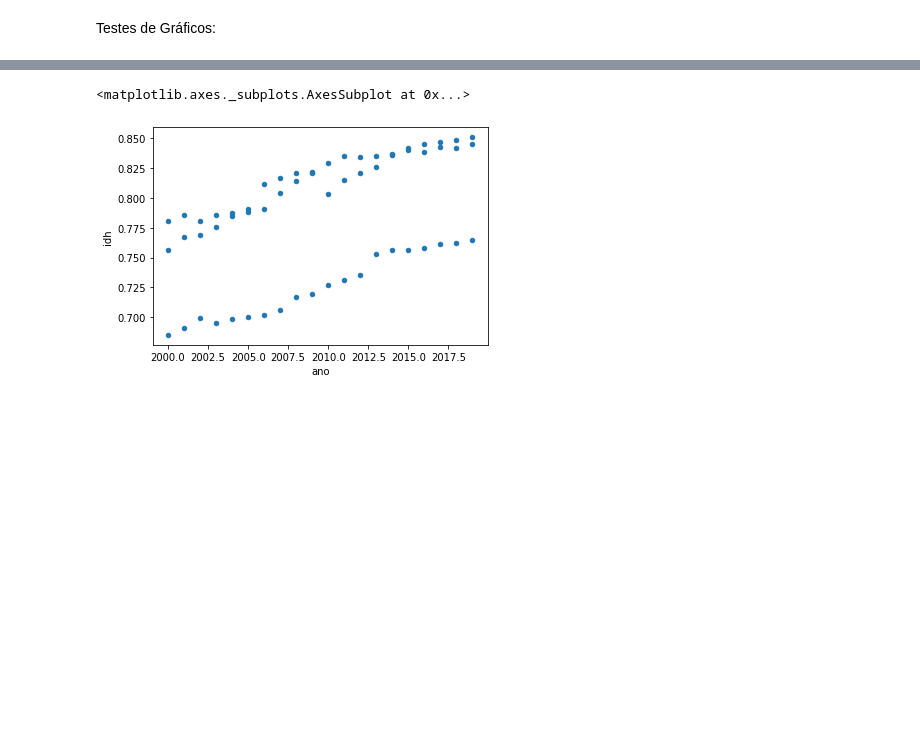
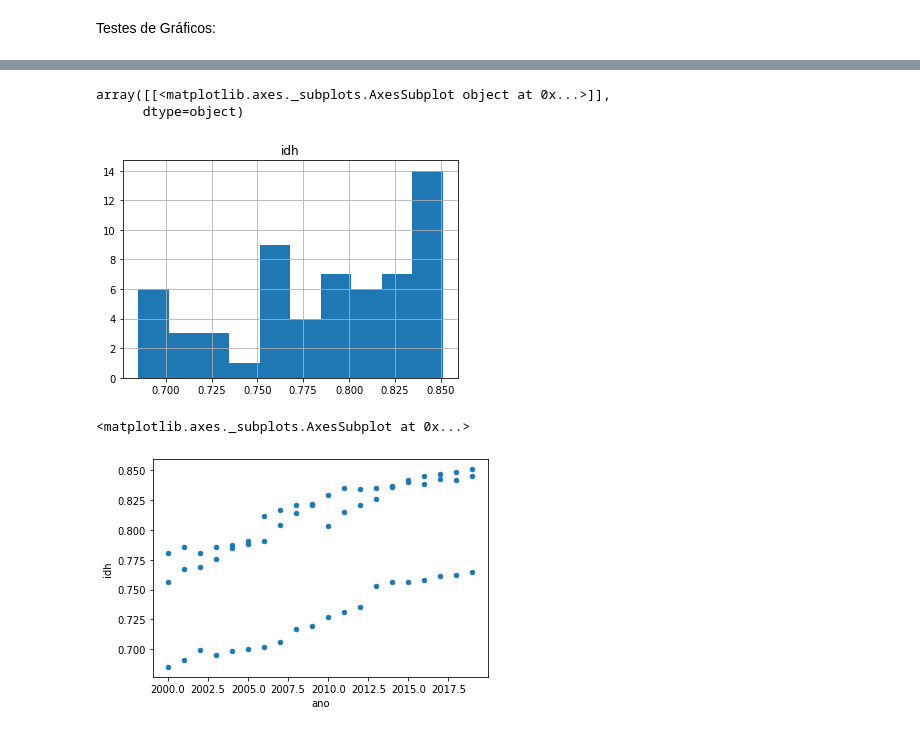
Before and after one commit to Barbarailum/Barbarailum, a Jupyter notebook: machine_learning.ipynb, the cells around one changed output, grey strips where cells are left out. Drawn from its saved outputs; the diff is of its cells as text; code cells hidden in the pictures; blank space fills up the shorter version.

```diff
--- a/machine_learning.ipynb
+++ b/machine_learning.ipynb
@@ -170,3 +188,9 @@ Testes de Gráficos:
+# %%
+df_atualizado.hist('idh')
+# %% [output]
+array([[<matplotlib.axes._subplots.AxesSubplot object at 0x...>]],
+      dtype=object)
+[figure, added]
 # %%
 df_atualizado.plot('ano', 'idh', kind = 'scatter')
 # %% [output]
```
Also changed, not shown: parts of 32 cells of this notebook.
